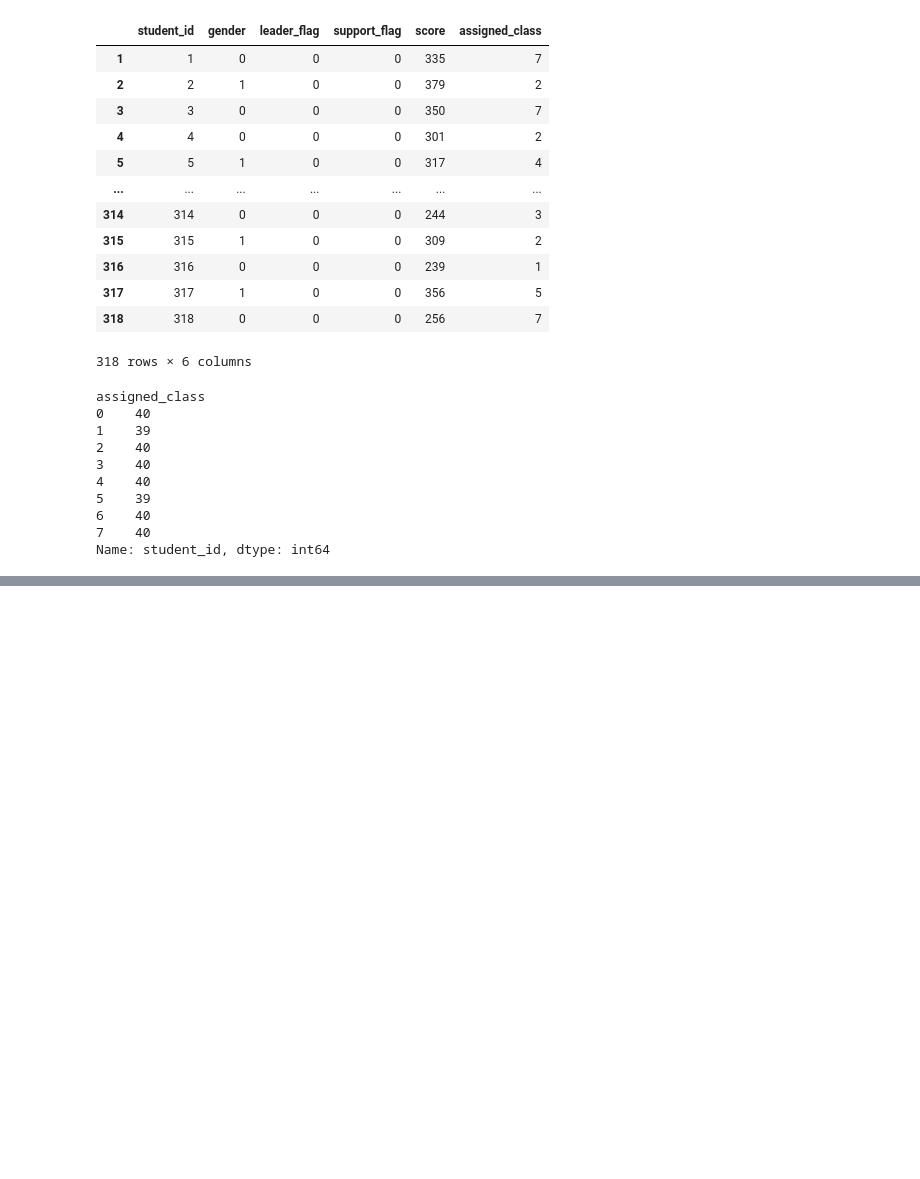
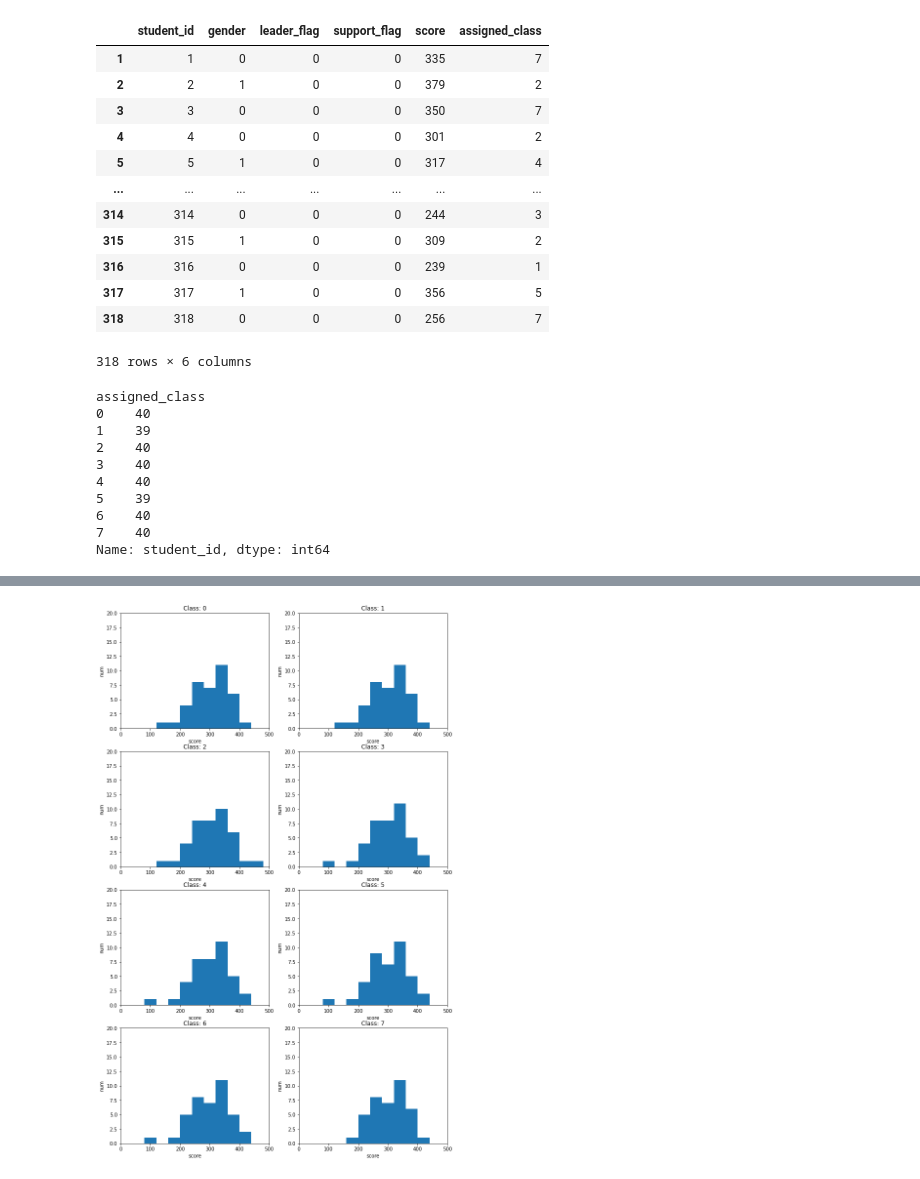
Before and after one commit to daikichidaze/pyoptbook, a Jupyter notebook: src/3.school/school.ipynb, the cells around one changed output, grey strips where cells are left out. Saved outputs shown, nothing was run; the diff lists cells and outputs as text; code cells hidden in the pictures; blank space fills up the shorter version.

```diff
--- a/src/3.school/school.ipynb
+++ b/src/3.school/school.ipynb
@@ -249,0 +351,7 @@ Name: student_id, dtype: int64
+# %%
+# create init_flag
+
+init_flag = {(s, c):0 for s in st_list for c in range(num_of_class)}
+
+for row in df_st.itertuples():
+    init_flag[row.student_id, row.init_assigned_class] = 1
@@ -249,0 +404,7 @@ Name: student_id, dtype: int64
+# %%
+df_result2 = x.applymap(lambda i: i.value())
+# %%
+assign_dict2 = {i:c for i in st_list for c in range(num_of_class) if df_result2.loc[i,c] == 1}
+df_st_r2 = df_st.copy()
+df_st_r2['assigned_class'] = df_st_r2.student_id.map(assign_dict2)
+df_st_r2
@@ -249,0 +425,15 @@ Name: student_id, dtype: int64
+# %%
+fig = plt.figure(figsize=(12,20))
+for c in range(num_of_class):
+    df_cls = df_st_r2[df_st_r2.init_assigned_class==c]
+    ax = fig.add_subplot(4
+                        ,2
+                        ,c+1
+                        ,xlabel='score'
+                        ,ylabel='num'
+                        ,xlim=(0, 500)
+                        ,ylim=(0,20)
+                        ,title=f'Class: {c}')
+    ax.hist(df_cls.score, bins=range(0,500,40))
+# %% [output]
+[figure, added]
```
Also changed, not shown: parts of 12 cells of this notebook.
